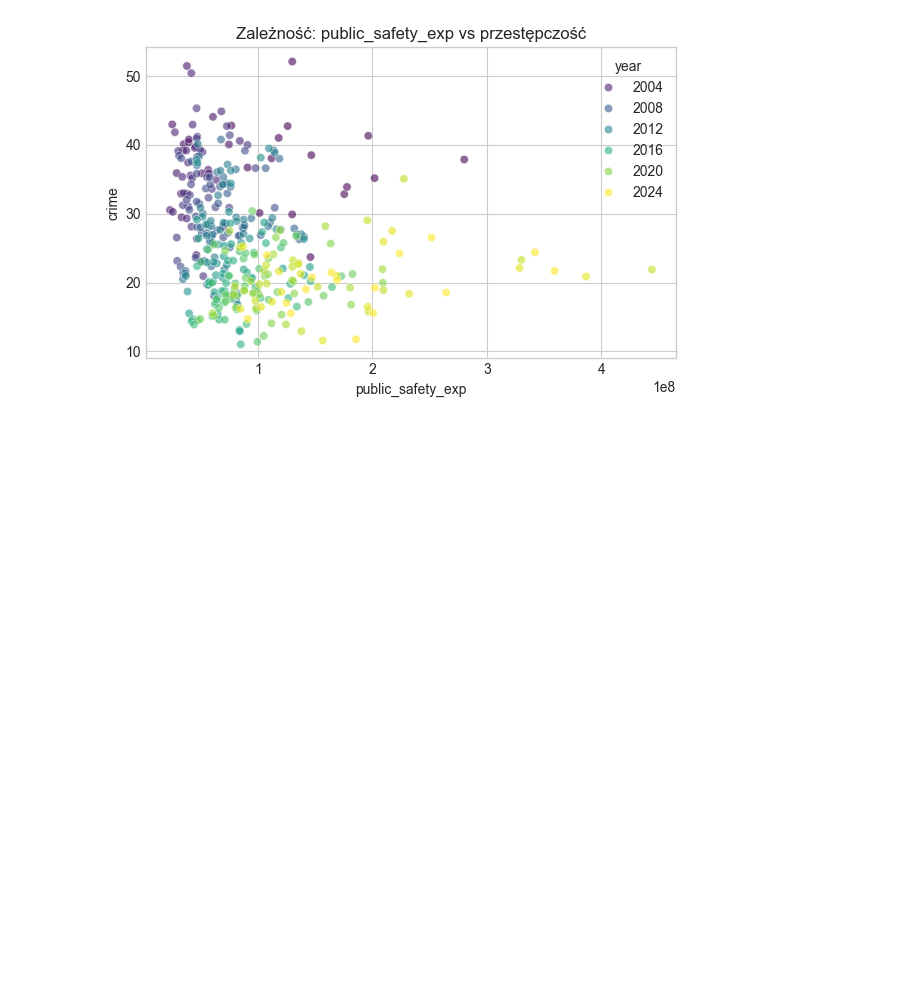
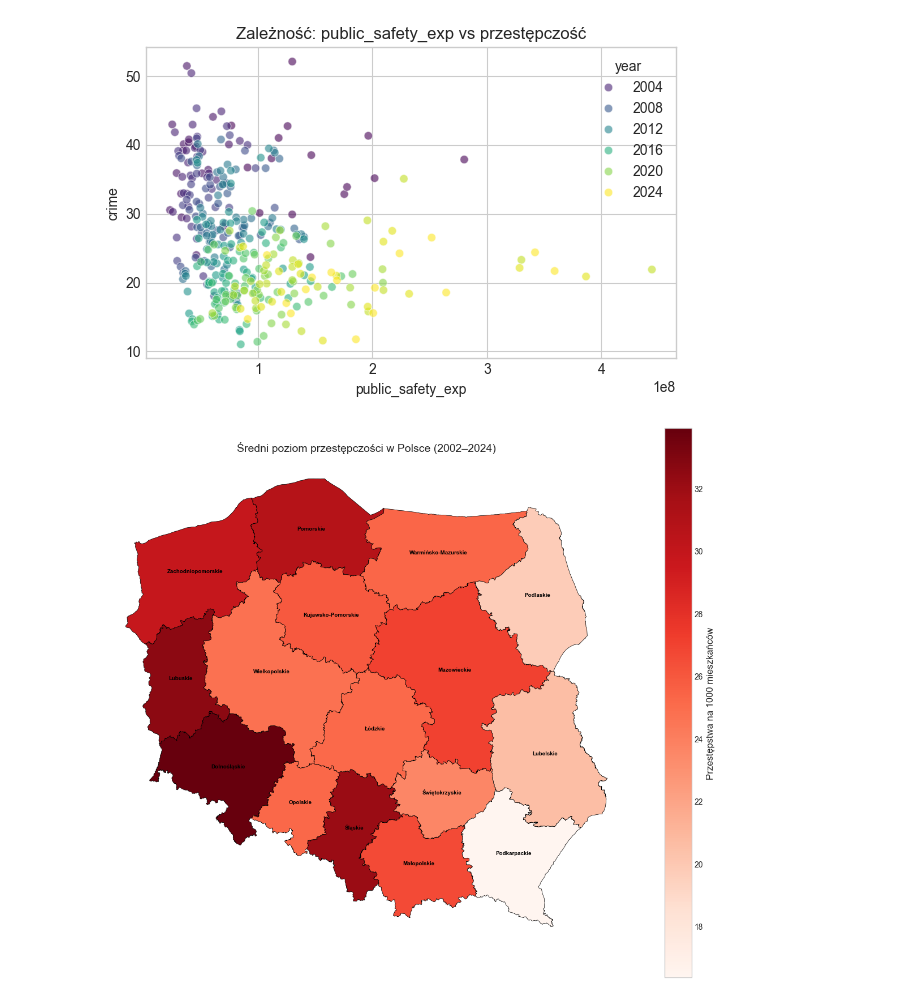
Before and after one commit to horaneq/crime_analysis, a Jupyter notebook: notebooks/data_analysis.ipynb, the cells around one changed output. Cells and saved outputs as stored; diff of their text form; code cells hidden in the pictures; blank space fills up the shorter version.

```diff
--- a/notebooks/data_analysis.ipynb
+++ b/notebooks/data_analysis.ipynb
@@ -124,10 +124,10 @@ import geopandas as gpd
 import pandas as pd
 import matplotlib.pyplot as plt
 
-df = pd.read_csv("data/processed/panel.csv")
+df = pd.read_csv("../data/processed/panel.csv")
 mean_crime = df.groupby("unit")["crime"].mean().reset_index()
 
-mapa = gpd.read_file("data/shapefiles/wojewodztwa.shp")
+mapa = gpd.read_file("../data/shapefiles/wojewodztwa.shp")
 
 mapa["JPT_NAZWA_"] = mapa["JPT_NAZWA_"].str.strip().str.title()
 mean_crime["unit_norm"] = mean_crime["unit"].str.strip().str.title()
@@ -135,31 +135,33 @@ mean_crime["unit_norm"] = mean_crime["unit"].str.strip().str.title()
 map_df = mapa.merge(mean_crime, left_on="JPT_NAZWA_", right_on="unit_norm", how="left")
 
 fig, ax = plt.subplots(figsize=(12, 10))
 map_df.plot(
     column="crime",
     cmap="Reds",
     legend=True,
     edgecolor="black",
     linewidth=0.5,
     ax=ax
 )
 
 for idx, row in map_df.iterrows():
     centroid = row.geometry.centroid
     plt.annotate(
         text=row["JPT_NAZWA_"],
         xy=(centroid.x, centroid.y),
         ha='center',
         fontsize=7,
         color="black",
         weight="bold"
     )
 
 legend_ax = fig.axes[-1]
 legend_ax.set_ylabel("Przestępstwa na 1000 mieszkańców", fontsize=12, fontweight="normal")
 
 ax.set_title("Średni poziom przestępczości w Polsce (2002–2024)", fontsize=14)
 ax.set_axis_off()
 plt.tight_layout()
 plt.show()
+# %% [output]
+[figure, added]
 # %%
```
Also changed, not shown: parts of 2 cells of this notebook, 56 other files.
